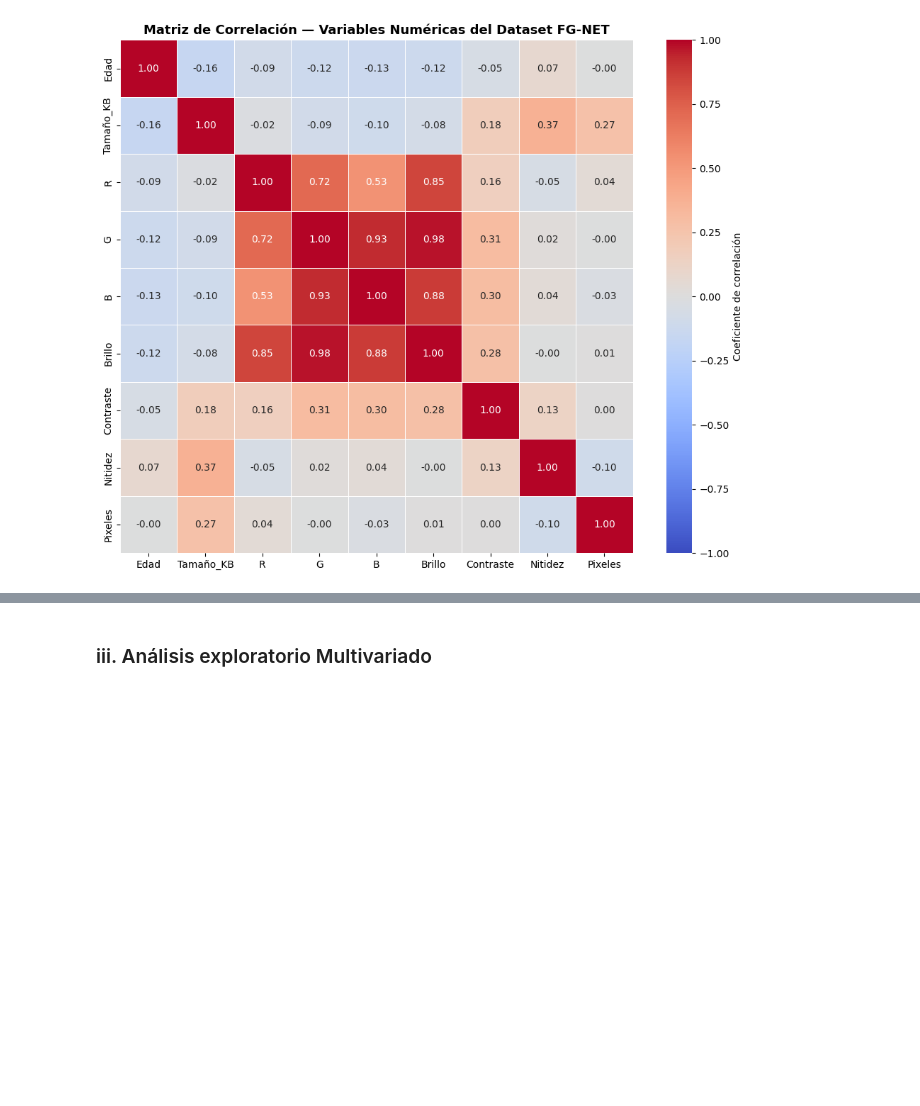
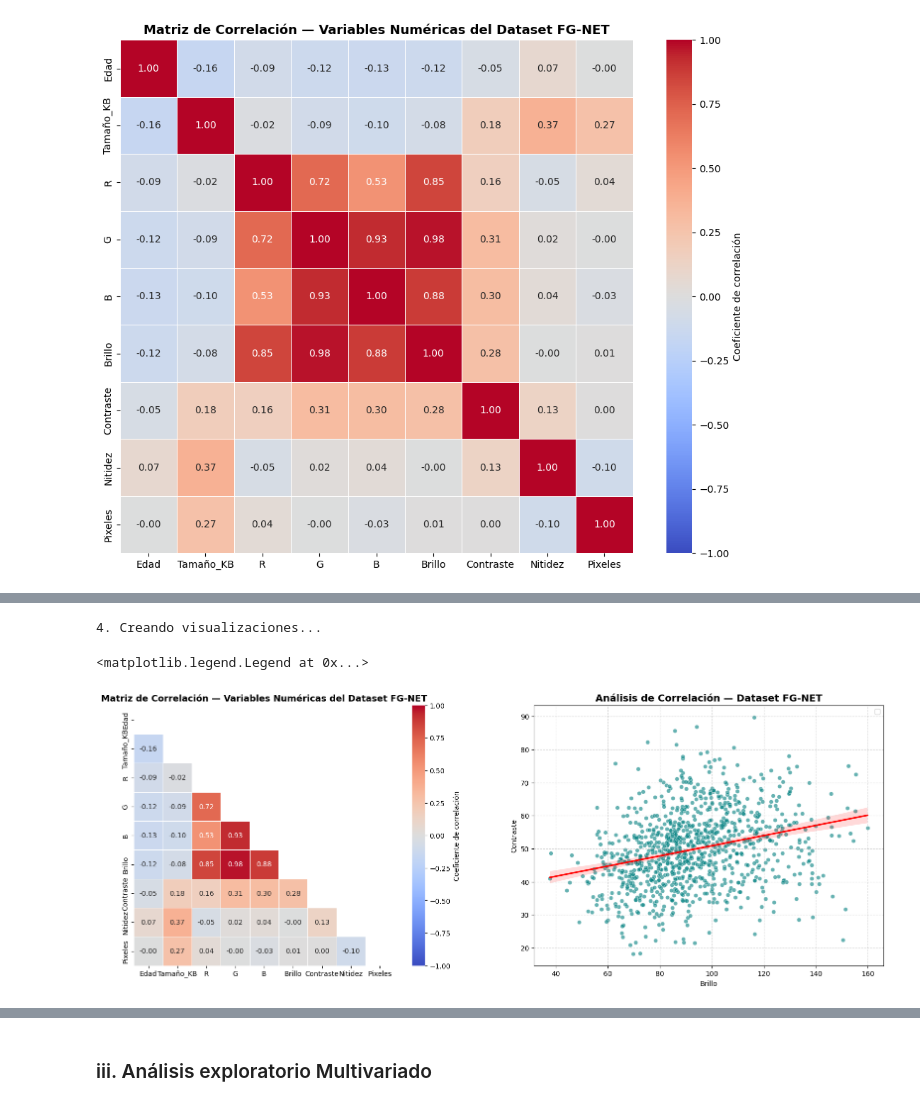
Before and after one commit to ZTARSNOVA/EDA-FGNET, a Jupyter notebook: FGNET_Avance2.ipynb, the cells around one changed output, grey strips where cells are left out. Cells and saved outputs as stored; diff of their text form; code cells hidden in the pictures; blank space fills up the shorter version.

```diff
--- a/FGNET_Avance2.ipynb
+++ b/FGNET_Avance2.ipynb
@@ -423,18 +423,3 @@ plt.tight_layout()
 plt.show()
 # %% [output]
 [figure]
-# %%
-# histograma de una variable categórica: Sexo
-plt.figure(figsize=(8, 6))
-# histograma de una variable categórica: Sexo
-plt.figure(figsize=(8, 6))
-if 'df' not in globals():
-    try:
-        df = pd.read_csv(ruta_csv)
-    except Exception:
-        df = pd.read_csv("/Users/camilazuniga/Documents/GitHub/EDA-FGNET/FGNET_dataset.csv")
-sns.countplot(data=df, x='Sexo', palette='pastel')
-plt.title('Distribución de Género en el Dataset FG-NET', fontsize=14)
-plt.xlabel('Género', fontsize=12)
-plt.ylabel('Cantidad de Imágenes', fontsize=12)
-plt.show()
@@ -461,0 +601,30 @@ plt.show()
+# %%
+# 4. VISUALIZACIONES DE CORRELACIÓN
+print("\n4. Creando visualizaciones...")
+
+#configurar subplots para mostrar múltiples gráficos de dispersión
+fig = plt.figure(figsize=(20, 15))
+
+#heatmap de la matriz de correlación
+plt.subplot(2, 2, 1)
+mask = np.triu(np.ones_like(matriz_corr, dtype=bool))
+sns.heatmap(matriz_corr, annot=True, fmt='.2f', cmap='coolwarm', center=0, vmin=-1, vmax=1, square=True, linewidths=0.5, cbar_kws={'label': 'Coeficiente de correlación'}, mask=mask)
+plt.title('Matriz de Correlación — Variables Numéricas del Dataset FG-NET', fontsize=13, fontweight='bold')
+
+# Scatter plot - Correlación positiva fuerte
+plt.subplot(2, 2, 2)
+sns.scatterplot(x='Brillo', y='Contraste', data=df, color='teal', alpha=0.6)
+plt.title('Brillo vs Contraste (Correlación positiva fuerte)', fontsize=12)
+plt.xlabel('Brillo')
+plt.ylabel('Contraste')
+
+plt.title('Análisis de Correlación — Dataset FG-NET', fontsize=14, fontweight='bold')
+plt.grid(True, linestyle='--', alpha=0.5)
+
+# linea de regresión para Brillo vs Contraste
+sns.regplot(x='Brillo', y='Contraste', data=df, scatter=False, color='red', line_kws={'label':"y={0:.1f}x+{1:.1f}".format(*np.polyfit(df['Brillo'], df['Contraste'], 1))})
+plt.legend()
+# %% [output]
+4. Creando visualizaciones...
+<matplotlib.legend.Legend at 0x...>
+[figure, added]
```
Also changed, not shown: parts of 23 cells of this notebook.
